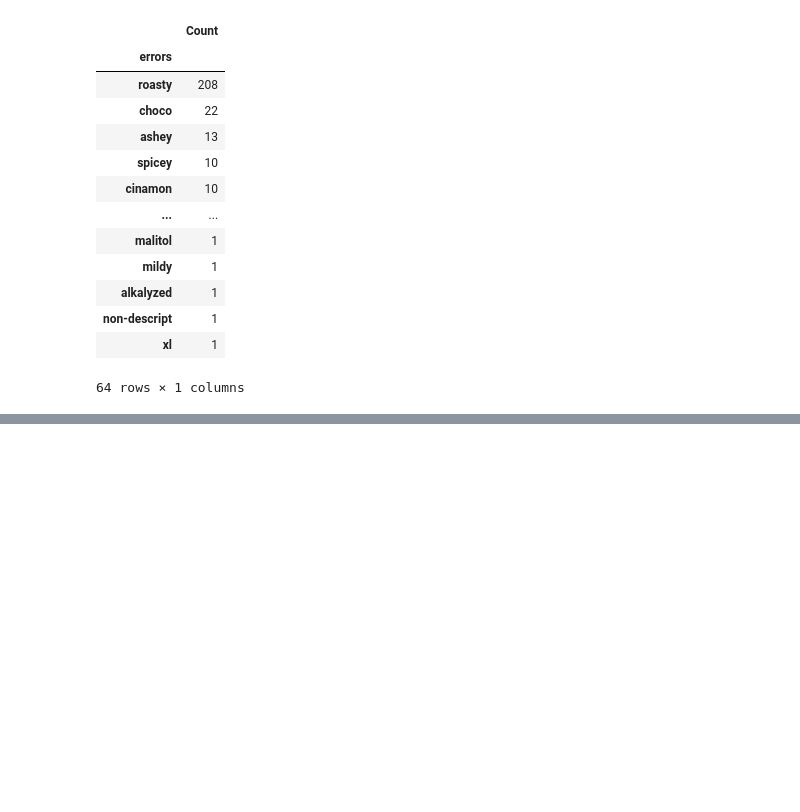
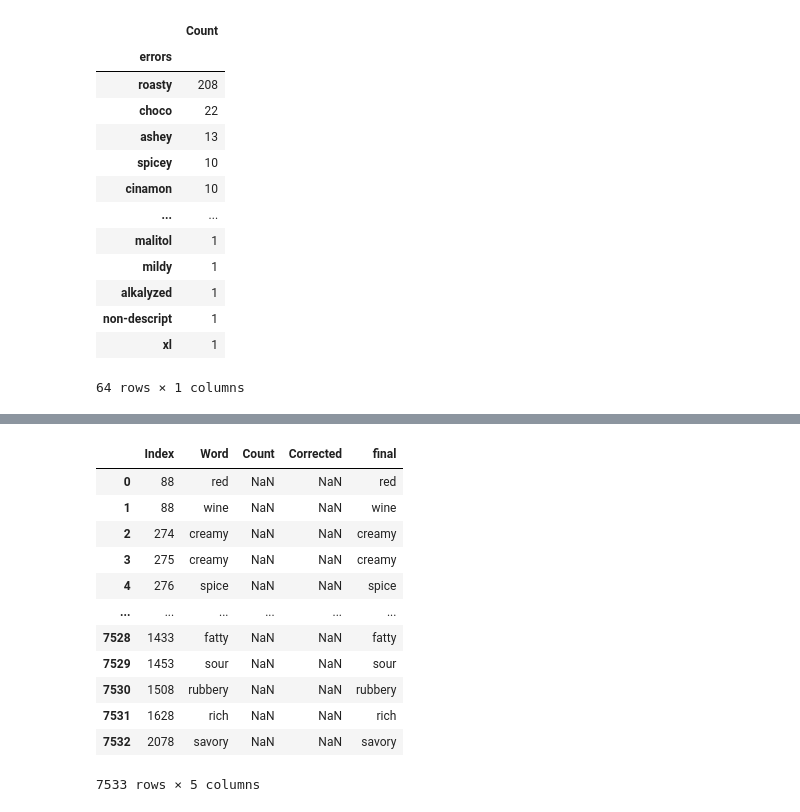
Before and after one commit to ambermiddendorf/chocolate_lovers, a Jupyter notebook: word_files/Tastes.ipynb, the cells around one changed output, grey strips where cells are left out. Cells and saved outputs as stored; diff of their text form; code cells hidden in the pictures; blank space fills up the shorter version.

```diff
--- a/Tastes.ipynb
+++ b/word_files/Tastes.ipynb
@@ -10,7 +11,7 @@ print(x)
 # %% [output]
 ['hello', 'my name is Peter', 'I am 26 years old']
 # %%
-df = pd.read_csv("chocolate.csv")
+df = pd.read_csv("..\chocolate.csv")
 # %%
 df
 # %% [output]
@@ -181,0 +143,3 @@ top_words.to_csv("top_words.csv")
+# %%
+corrections = pd.read_csv("error_corrects.csv")
+corrections.rename(columns={'errors':'Word'}, inplace = True)
@@ -181,0 +162,21 @@ top_words.to_csv("top_words.csv")
+# %%
+merged = pd.merge(words_df, corrections, on="Word", how="left")
+# %%
+# fixed_df = merged[['Index', Word = lambda x: (x.Corrected if x.Corrected != 'NaN' else x.Word, axis=1)]]
+merged['final'] = np.where(merged['Corrected'].isnull(), merged['Word'], merged['Corrected'])
+# %%
+merged
+# %% [output]
+|  | Index | Word | Count | Corrected | final |
+| 0 | 88 | red | NaN | NaN | red |
+| 1 | 88 | wine | NaN | NaN | wine |
+| 2 | 274 | creamy | NaN | NaN | creamy |
+| 3 | 275 | creamy | NaN | NaN | creamy |
+| 4 | 276 | spice | NaN | NaN | spice |
+| ... | ... | ... | ... | ... | ... |
+| 7528 | 1433 | fatty | NaN | NaN | fatty |
+| 7529 | 1453 | sour | NaN | NaN | sour |
+| 7530 | 1508 | rubbery | NaN | NaN | rubbery |
+| 7531 | 1628 | rich | NaN | NaN | rich |
+| 7532 | 2078 | savory | NaN | NaN | savory |
+7533 rows × 5 columns
```
Also changed, not shown: parts of 24 cells of this notebook, 8 other files.
